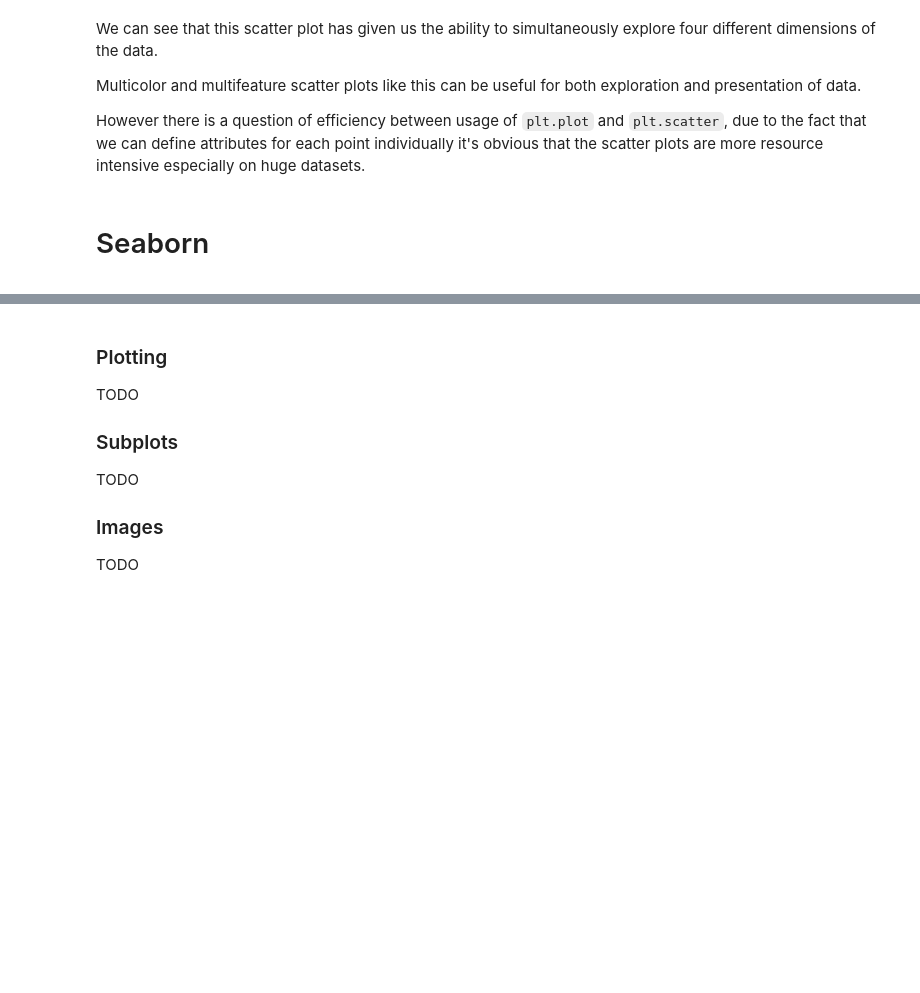
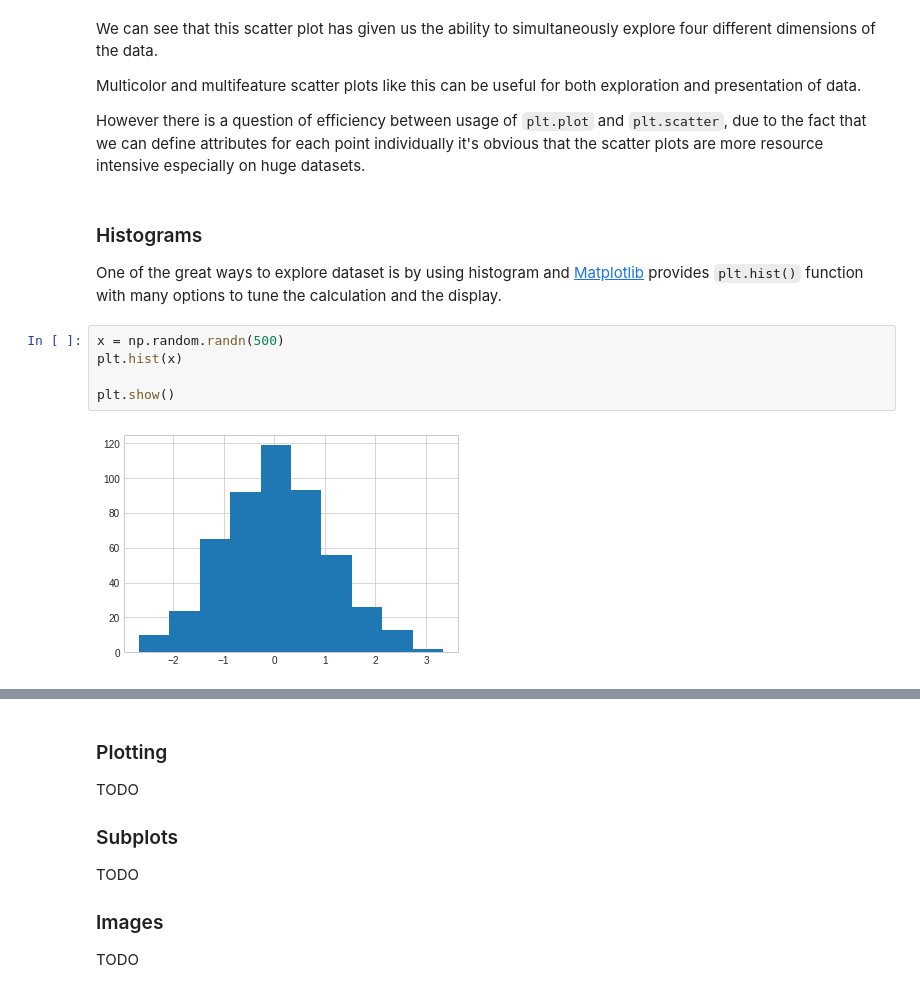
Before and after one commit to webdizz/handson.ai, a Jupyter notebook: module_1_intro_and_libs/01.2.into-visualization.ipynb, the cells around one changed output, grey strips where cells are left out. Cells and saved outputs as stored; diff of their text form; blank space fills up the shorter version.

```diff
--- a/module_1_intro_and_libs/01.2.into-visualization.ipynb
+++ b/module_1_intro_and_libs/01.2.into-visualization.ipynb
@@ -172,7 +188,16 @@ We can see that this scatter plot has given us the ability to simultaneously exp
 Multicolor and multifeature scatter plots like this can be useful for both exploration and presentation of data.
 
 However there is a question of efficiency between usage of `plt.plot` and `plt.scatter`, due to the fact that we can define attributes for each point individually it's obvious that the scatter plots are more resource intensive especially on huge datasets.
-# %% [markdown]
-# Seaborn
-
-<a name='seaborn'></a>
+# %% [markdown]
+<a name='matplotlib-histogram'></a>
+
+### Histograms
+
+One of the great ways to explore dataset is by using histogram and [Matplotlib](https://matplotlib.org/) provides `plt.hist()` function with many options to tune the calculation and the display.
+# %%
+x = np.random.randn(500)
+plt.hist(x)
+
+plt.show()
+# %% [output]
+[figure, added]
```
Also changed, not shown: parts of 13 cells of this notebook.
